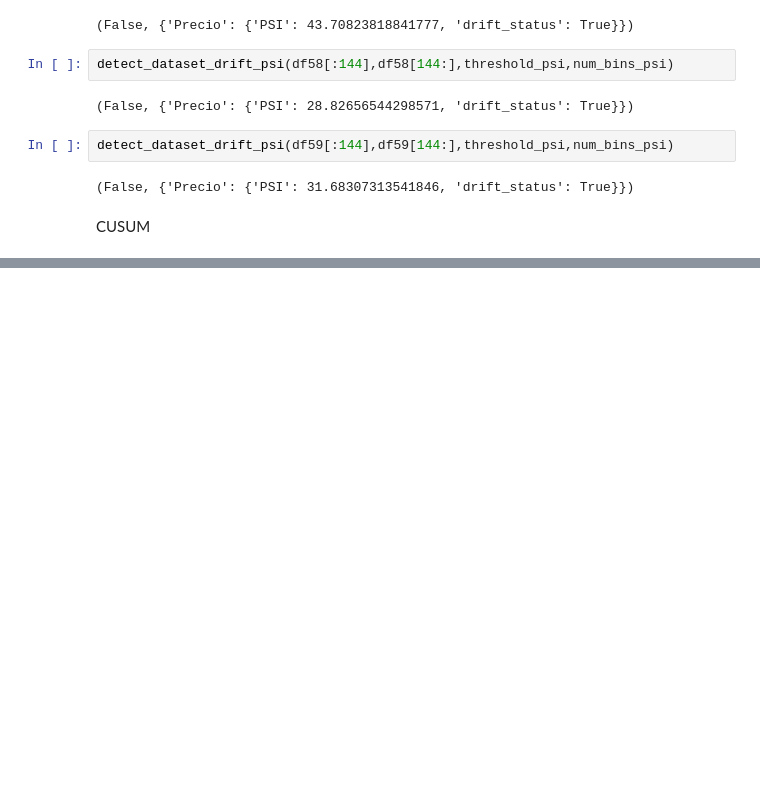
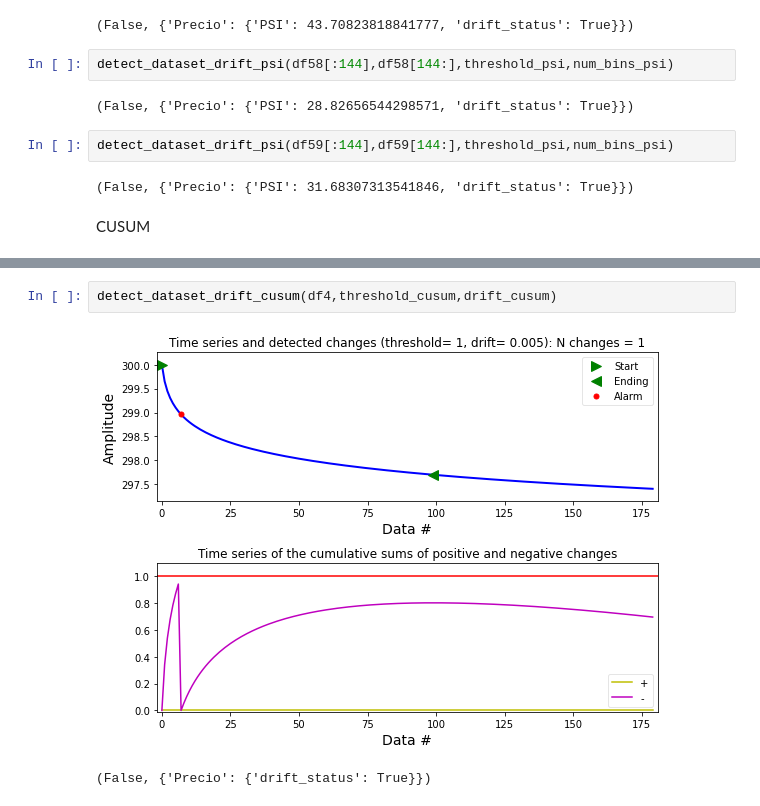
Before and after one commit to davidraamirez/drift-detection_data-augmentation, a Jupyter notebook: validacion/VAL_MODELOS.ipynb, the cells around one changed output, grey strips where cells are left out. Drawn from its saved outputs; the diff is of its cells as text; blank space fills up the shorter version.

```diff
--- a/validacion/VAL_MODELOS.ipynb
+++ b/validacion/VAL_MODELOS.ipynb
@@ -1174,0 +1196,5 @@ CUSUM
+# %%
+detect_dataset_drift_cusum(df4,threshold_cusum,drift_cusum)
+# %% [output]
+[figure, added]
+(False, {'Precio': {'drift_status': True}})
```
Also changed, not shown: parts of 8 cells of this notebook.
